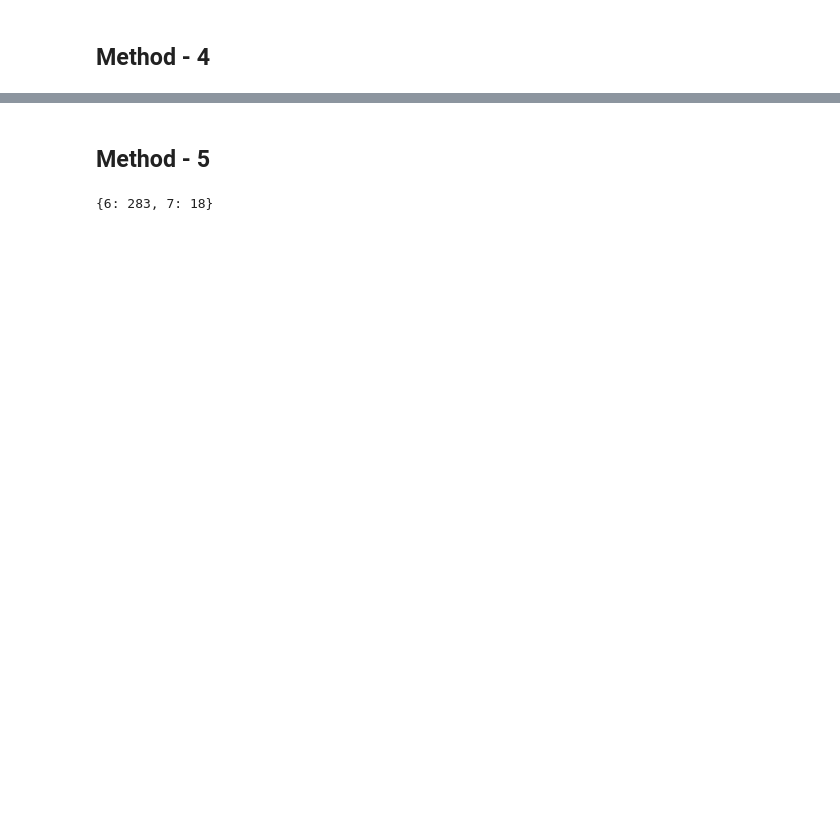
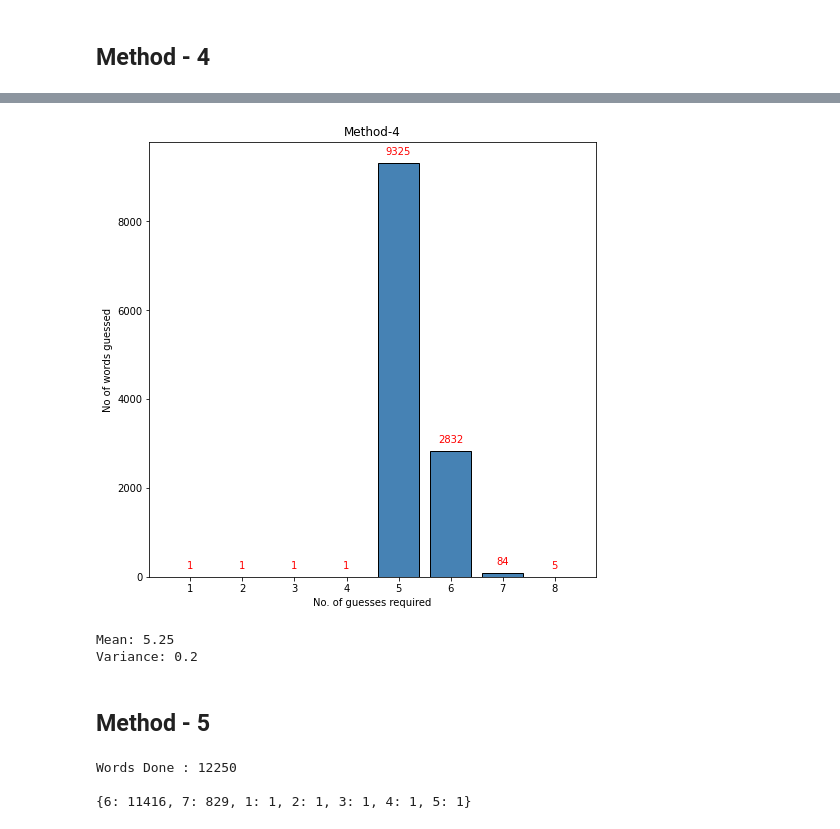
Before and after one commit to GajananSD/Wordle-Solver, a Jupyter notebook: Algorithm/method.ipynb, the cells around one changed output, grey strips where cells are left out. Drawn from its saved outputs; the diff is of its cells as text; code cells hidden in the pictures; blank space fills up the shorter version.

```diff
--- a/Algorithm/method.ipynb
+++ b/Algorithm/method.ipynb
@@ -93,8 +197,39 @@ print(word_guess_count_freq4)
+# %%
+# Extract keys and values
+x4 = list(word_guess_count_freq4.keys())
+y4 = list(word_guess_count_freq4.values())
+
+# Plot
+plt.figure(figsize=(8, 8))
+plt.bar(x4, y4, color='steelblue', edgecolor='black')
+
+# Add labels above bars
+for i, freq in zip(x4, y4):
+    plt.text(i, freq + max(y4) * 0.02, str(freq), ha='center', color='red', fontsize=10)
+
+# Labels and title
+plt.xlabel("No. of guesses required")
+plt.ylabel("No of words guessed")
+plt.title("Method-4")
+plt.xticks(sorted(x4))
+# Show plot
+plt.show()
+# %% [output]
+[figure, added]
+# %%
+# Compute mean and variance
+mean4 = np.average(x4, weights=y4)  # Weighted mean
+variance4 = np.average((np.array(x4) - mean4) ** 2, weights=y4)  # Weighted variance
+print(f"Mean: {round(mean4,2)}")
+print(f"Variance: {round(variance4,2)}")
+# %% [output]
+Mean: 5.25
+Variance: 0.2
 # %% [markdown]
 ## Method - 5
 # %%
 initial_guess = ['fjord', 'gucks', 'nymph', 'vibex', 'waltz']
-word_guess_count_freq4 = {}
+word_guess_count_freq5 = {}
 epochs = 20
 cnt=0
 for secret_word in words_db:
@@ -102,13 +237,15 @@ for secret_word in words_db:
     for epoch in range(epochs):
         sum_NumberOfGuess += my_function.main(initial_guess, secret_word)
     mean_NumberOfGuess = round(sum_NumberOfGuess/epochs)
-    if mean_NumberOfGuess not in word_guess_count_freq4:
-        word_guess_count_freq4[mean_NumberOfGuess] = 1
+    if mean_NumberOfGuess not in word_guess_count_freq5:
+        word_guess_count_freq5[mean_NumberOfGuess] = 1
     else:
-        word_guess_count_freq4[mean_NumberOfGuess] += 1
+        word_guess_count_freq5[mean_NumberOfGuess] += 1
     cnt += 1
-    if cnt>300:
-        break
-print(word_guess_count_freq4)
+    print(f"\rWords Done : {cnt}", end = " ", flush = True)
+print('\n')
+print(word_guess_count_freq5)
 # %% [output]
-{6: 283, 7: 18}
+Words Done : 12250
+
+{6: 11416, 7: 829, 1: 1, 2: 1, 3: 1, 4: 1, 5: 1}
```
Also changed, not shown: parts of 13 cells of this notebook, 8 other files.
